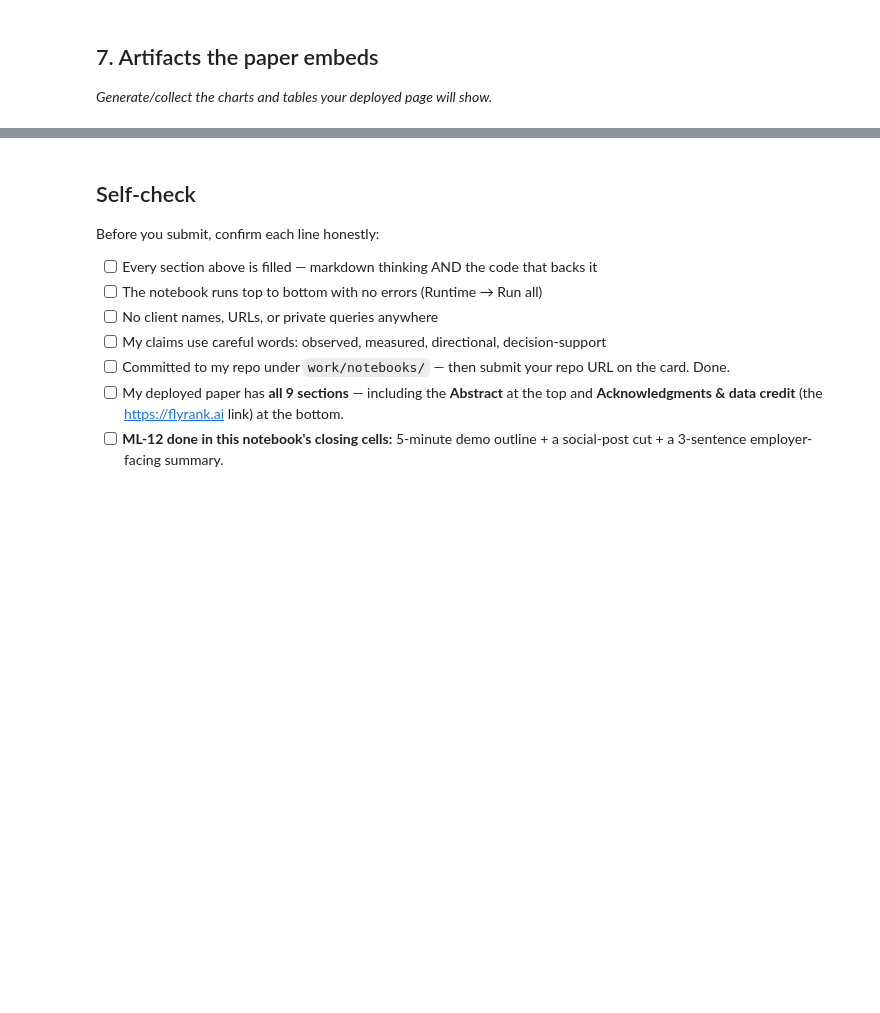
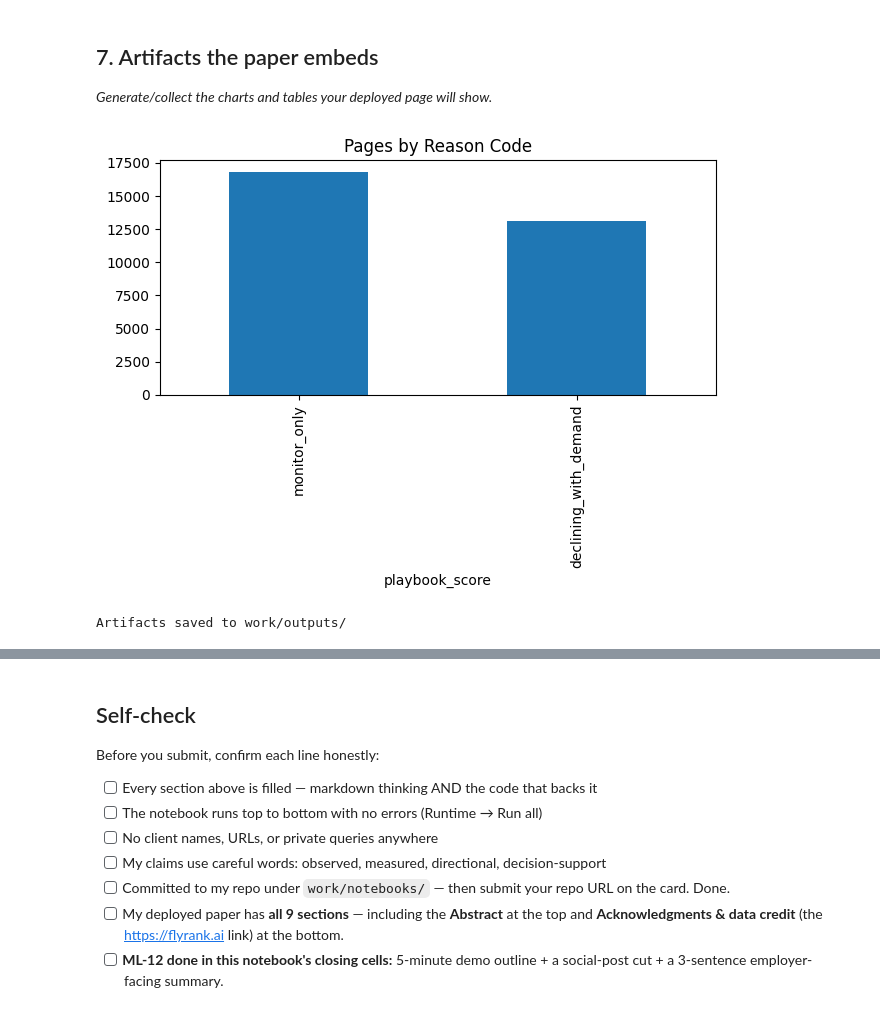
Before and after one commit to maheen-armghan/flyrank-internship, a Jupyter notebook: work/notebooks/capstone.ipynb, the cells around one changed output, grey strips where cells are left out. Drawn from its saved outputs; the diff is of its cells as text; code cells hidden in the pictures; blank space fills up the shorter version.

```diff
--- a/work/notebooks/capstone.ipynb
+++ b/work/notebooks/capstone.ipynb
@@ -6,3 +6,16 @@
 This skeleton is yours to fill. Work the sections **in order** — each one has a one-line hint. Simple words, honest numbers.
 
 > Working with an AI assistant? Tell it to read `skills/README.md` first and load the one skill this assignment names on its card.
+# %%
+import os
+if not os.path.exists("flyrank-internship"):
+    !git clone https://github.com/maheen-armghan/flyrank-internship.git
+os.chdir("flyrank-internship")
+
+import pandas as pd, numpy as np
+
+df = pd.read_csv("data/raw/content_refresh_anonymized.csv")
+df = df[(df["impressions_90d"] > 0) & (df["content_age_days"] >= 90)]
+df = df.drop_duplicates(subset="content_id")
+df["is_declining_label"] = (df["trend_direction"] == "down").astype(int)
+print("Rows:", len(df))
@@ -32,0 +165,4 @@ This skeleton is yours to fill. Work the sections **in order** — each one has
+# %%
+df["playbook_score"] = ((df["is_declining_label"]==1) & (df["impressions_90d"]>=100)).astype(int) * df["impressions_90d"]
+queue = df.sort_values("playbook_score", ascending=False)
+queue[["content_id","playbook_score","trend_direction","impressions_90d","avg_position","ctr"]].head(10)
@@ -34,3 +182,16 @@ This skeleton is yours to fill. Work the sections **in order** — each one has
 ## 7. Artifacts the paper embeds
 
 *Generate/collect the charts and tables your deployed page will show.*
+# %%
+import os, matplotlib.pyplot as plt
+os.makedirs("work/outputs/charts", exist_ok=True)
+queue["playbook_score"].gt(0).map({True:"declining_with_demand", False:"monitor_only"}).value_counts().plot(kind="bar", title="Pages by Reason Code")
+plt.tight_layout()
+plt.savefig("work/outputs/charts/reason_code_distribution.png")
+plt.show()
+
+queue.to_csv("work/outputs/action_playbook_queue.csv", index=False)
+print("Artifacts saved to work/outputs/")
+# %% [output]
+[figure, added]
+Artifacts saved to work/outputs/
```
Also changed, not shown: parts of 13 cells of this notebook.
